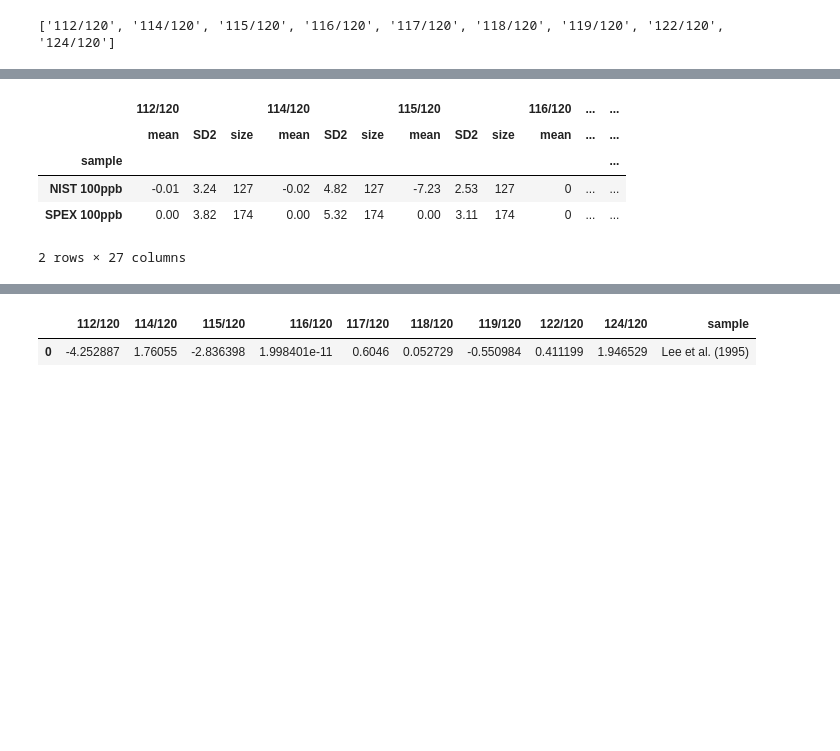
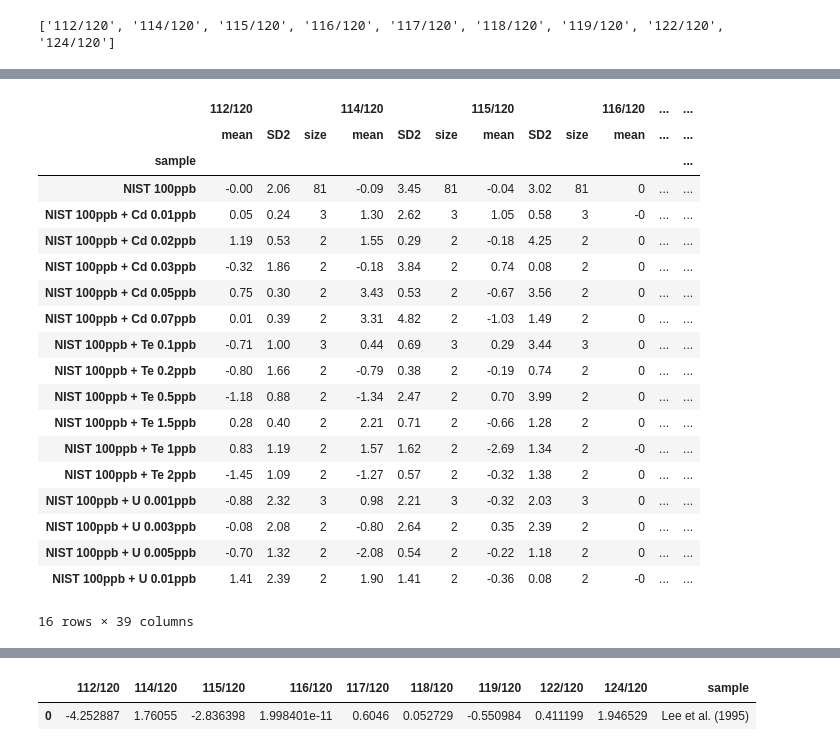
Before and after one commit to Marfster/NU_Plasma, a Jupyter notebook: Nu Plasma Evaluation - internal norm.ipynb, the cells around one changed output, grey strips where cells are left out. Drawn from its saved outputs; the diff is of its cells as text; code cells hidden in the pictures; blank space fills up the shorter version.

```diff
--- a/Nu Plasma Evaluation - internal norm.ipynb
+++ b/Nu Plasma Evaluation - internal norm.ipynb
@@ -42,7 +45,7 @@ iter_beta = 10
 # Interference_corr on the denominator isotope
 isotope_denom_corr = True
 
-blk_corr = True
+blk_corr = False
 # %% [output]
 ['112/120', '114/120', '115/120', '116/120', '117/120', '118/120', '119/120', '122/120', '124/120']
 # %%
@@ -112,19 +115,19 @@ for sample in sample_ls:
     df = NU_data_read(path, sample, cup_config)
     cycles = range(1, len(df.data_read(sample).index)+1)
     # arbitrary blank positions
-    blk1 = [item for item in blk_ls if item < sample]
-    blk2 = [item for item in blk_ls if item > sample]
-    blk1 = blk1[-1]
-    blk2 = blk2[0]
-    blk_corr_sample = True
+    #blk1 = [item for item in blk_ls if item < sample]
+    #blk2 = [item for item in blk_ls if item > sample]
+    #blk1 = blk1[-1]
+    #blk2 = blk2[0]
+    #blk_corr_sample = True
 
     # blank measurement surrounds sample
-    #if ((sample-1) in blk_ls) and ((sample+1) in blk_ls):
-    #    blk1 = sample-1
-    #    blk2 = sample+1
-    #    blk_corr_sample = True
-    #else:
-    #    blk_corr_sample = False
+    if ((sample-1) in blk_ls) and ((sample+1) in blk_ls):
+        blk1 = sample-1
+        blk2 = sample+1
+        blk_corr_sample = True
+    else:
+        blk_corr_sample = False
 
     if (blk_corr == True) and (blk_corr_sample == True):
         blk_1 = NU_data_read(path, blk1, cup_config)
@@ -144,7 +147,7 @@ for sample in sample_ls:
     data_sample_raw = pd.DataFrame.from_dict(data_sample_raw, orient = 'index')
     data_sample_raw = data_sample_raw[np.abs(data_sample_raw-data_sample_raw.mean())<=(2*data_sample_raw.std())]
 
-    data_sample = new_corr.internal_norm_1(denom_isotope, 10)
+    data_sample = new_corr.mass_fractionation(denom_isotope, 10)
     data_sample = pd.DataFrame.from_dict(data_sample, orient = 'index')
     data_sample = data_sample[np.abs(data_sample-data_sample.mean())<=(2*data_sample.std())]
 
@@ -168,5 +171,10 @@ columns = ["cycle", "sample"]
 columns.extend(data_sample_column)
 columns.extend(sorted(data_sample_raw.drop("cycle", axis=1).columns))
 df_internal_sub = pd.DataFrame(df_internal_norm, columns = columns)
-df_internal_sub
+
+df_all_sub = df_all[(df_all["sample"] != "blank sol") & (df_all["sample"] != "SQ")]
+df_internal_sub["111"] = df_all_sub["L3 (1)"]
+df_internal_sub["125"] = df_all_sub["H5 (2)"]
+df_internal_sub["Cd/Sn"] = (df_all_sub["L3 (1)"]/12.722)/(df_all_sub["H4 (1)"]/24.223)
+df_internal_sub["Te/Sn"] = (df_all_sub["H5 (2)"]/7.0509)/(df_all_sub["H4 (1)"]/24.223)
 #df_external_sub.to_csv(path_sav + "Sn_H9_L4_internal_corr_all.csv")
@@ -238,7 +227,7 @@ sub_index = df_internal_norm_mean[(df_internal_norm_mean["sample"].shift(1) == d
 #corr_values = df_internal_norm_mean[:"20150110 10:00"]
 corr_values = df_internal_norm_mean
 sample = corr_values["sample"]
-std_mean = corr_values[(corr_values["sample"] == "SPEX 100ppb")].mean()
+std_mean = corr_values[(corr_values["sample"] == "NIST 100ppb")].mean()
 new = corr_values[corr_values.columns[corr_values.dtypes != 'object']]
 
 #std_mean["112/120", "114/120", "115/120", "117/120", "118/120", "119/120", "122/120", "124/120"] = [0.029823, 0.020189, 0.010372, 0.235299, 0.742923, 0.263443, 0.142078, 0.177546]
@@ -253,6 +242,6 @@ epsilon_2["sample"] = sample
 epsilon_NIST = epsilon_NIST[new.index.isin(sub_index)]
 #new[new.sample != "NIST 100ppb"]
 epsilon_2 = epsilon_2[epsilon_2["sample"] == "NIST 100ppb"]
-epsilon_comp = epsilon_NIST.append(epsilon2, ignore_index=True)
-epsilon_2
+epsilon_comp = epsilon_NIST.append(epsilon_2, ignore_index=True)
+epsilon_comp
 # %% [output]
@@ -277,18 +266,32 @@ epsilon_2
 # %%
 def SD2(x):
     SD2 = np.std(x) * 2
     return SD2
 
-#epsilon = epsilon.drop(["112", "114", "115", "116", "117", "118", "119", "120", "122", "124"], axis = 1)
-epsilon = epsilon.drop(["118"], axis = 1)
+epsilon = epsilon_comp.drop(["112", "114", "115", "116", "117", "118", "119", "120", "122", "124"], axis = 1)
+#epsilon = epsilon.drop(["118"], axis = 1)
 epsilon_sum = np.round(epsilon.groupby("sample").agg([np.mean, SD2, np.size]), decimals=2)
 epsilon_sum
 # %% [output]
 |  | 112/120 |  |  | 114/120 |  |  | 115/120 |  |  | 116/120 | ... | ... |
 |  | mean | SD2 | size | mean | SD2 | size | mean | SD2 | size | mean | ... | ... |
 | sample |  |  |  |  |  |  |  |  |  |  |  | ... |
-| NIST 100ppb | -0.01 | 3.24 | 127 | -0.02 | 4.82 | 127 | -7.23 | 2.53 | 127 | 0 | ... | ... |
-| SPEX 100ppb | 0.00 | 3.82 | 174 | 0.00 | 5.32 | 174 | 0.00 | 3.11 | 174 | 0 | ... | ... |
+| NIST 100ppb | -0.00 | 2.06 | 81 | -0.09 | 3.45 | 81 | -0.04 | 3.02 | 81 | 0 | ... | ... |
+| NIST 100ppb + Cd 0.01ppb | 0.05 | 0.24 | 3 | 1.30 | 2.62 | 3 | 1.05 | 0.58 | 3 | -0 | ... | ... |
+| NIST 100ppb + Cd 0.02ppb | 1.19 | 0.53 | 2 | 1.55 | 0.29 | 2 | -0.18 | 4.25 | 2 | 0 | ... | ... |
+| NIST 100ppb + Cd 0.03ppb | -0.32 | 1.86 | 2 | -0.18 | 3.84 | 2 | 0.74 | 0.08 | 2 | 0 | ... | ... |
+| NIST 100ppb + Cd 0.05ppb | 0.75 | 0.30 | 2 | 3.43 | 0.53 | 2 | -0.67 | 3.56 | 2 | 0 | ... | ... |
+| NIST 100ppb + Cd 0.07ppb | 0.01 | 0.39 | 2 | 3.31 | 4.82 | 2 | -1.03 | 1.49 | 2 | 0 | ... | ... |
+| NIST 100ppb + Te 0.1ppb | -0.71 | 1.00 | 3 | 0.44 | 0.69 | 3 | 0.29 | 3.44 | 3 | 0 | ... | ... |
+| NIST 100ppb + Te 0.2ppb | -0.80 | 1.66 | 2 | -0.79 | 0.38 | 2 | -0.19 | 0.74 | 2 | 0 | ... | ... |
+| NIST 100ppb + Te 0.5ppb | -1.18 | 0.88 | 2 | -1.34 | 2.47 | 2 | 0.70 | 3.99 | 2 | 0 | ... | ... |
+| NIST 100ppb + Te 1.5ppb | 0.28 | 0.40 | 2 | 2.21 | 0.71 | 2 | -0.66 | 1.28 | 2 | 0 | ... | ... |
+| NIST 100ppb + Te 1ppb | 0.83 | 1.19 | 2 | 1.57 | 1.62 | 2 | -2.69 | 1.34 | 2 | -0 | ... | ... |
+| NIST 100ppb + Te 2ppb | -1.45 | 1.09 | 2 | -1.27 | 0.57 | 2 | -0.32 | 1.38 | 2 | 0 | ... | ... |
+| NIST 100ppb + U 0.001ppb | -0.88 | 2.32 | 3 | 0.98 | 2.21 | 3 | -0.32 | 2.03 | 3 | 0 | ... | ... |
+| NIST 100ppb + U 0.003ppb | -0.08 | 2.08 | 2 | -0.80 | 2.64 | 2 | 0.35 | 2.39 | 2 | 0 | ... | ... |
+| NIST 100ppb + U 0.005ppb | -0.70 | 1.32 | 2 | -2.08 | 0.54 | 2 | -0.22 | 1.18 | 2 | 0 | ... | ... |
+| NIST 100ppb + U 0.01ppb | 1.41 | 2.39 | 2 | 1.90 | 1.41 | 2 | -0.36 | 0.08 | 2 | -0 | ... | ... |
-2 rows × 27 columns
+16 rows × 39 columns
 # %%
 x = range(1, len(epsilon_sum.index)+1)
```
Also changed, not shown: parts of 10 cells of this notebook, 1 other file.
